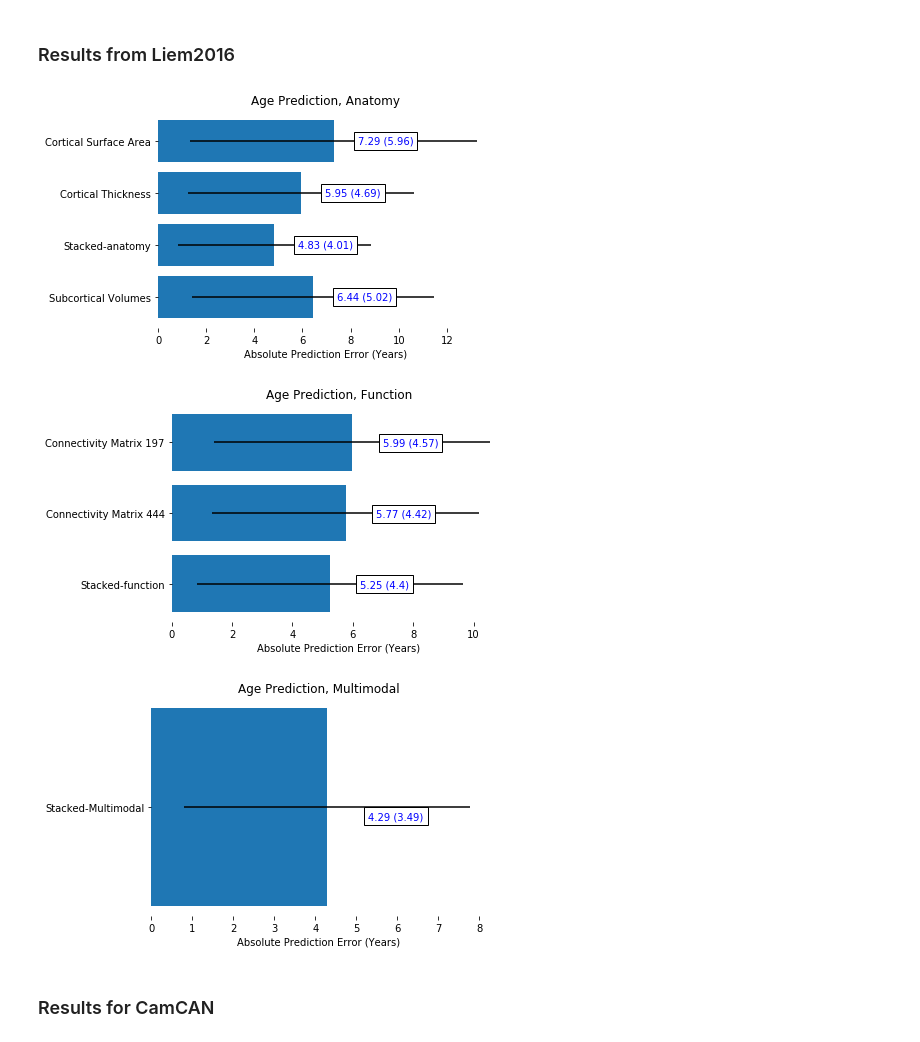
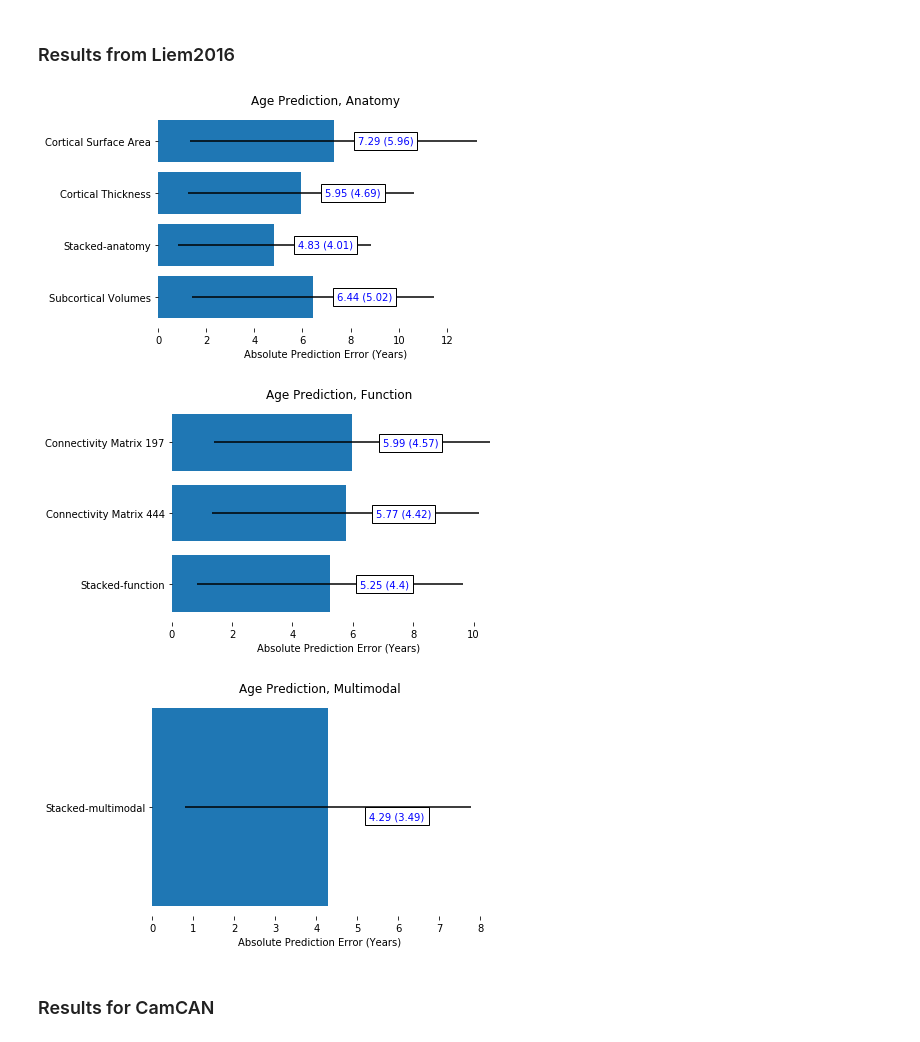
Before and after one commit to OlehKSS/camcan_analysis, a Jupyter notebook: notebook/mri/age_prediction.ipynb, the cells around one changed output. Saved outputs shown, nothing was run; the diff lists cells and outputs as text; code cells hidden in the pictures.

```diff
--- a/notebook/mri/age_prediction.ipynb
+++ b/notebook/mri/age_prediction.ipynb
@@ -366,22 +368,22 @@ MAE STD: 0.44
 # %%
 anatomy_mae_std_liem = {'Cortical Thickness': (5.95, 4.69),
                         'Cortical Surface Area': (7.29, 5.96),
                         'Subcortical Volumes': (6.44, 5.02),
                         'Stacked-anatomy': (4.83, 4.01)}
 
 connect_mae_std_liem = {'Connectivity Matrix 197': (5.99, 4.57),
                         'Connectivity Matrix 444': (5.77, 4.42),
                         'Stacked-function': (5.25, 4.4)}
 
-multimodal_mae_std_liem = {'Stacked-Multimodal': (4.29, 3.49)}
+multimodal_mae_std_liem = {'Stacked-multimodal': (4.29, 3.49)}
 
 plot_barchart(anatomy_mae_std_liem, title='Age Prediction, Anatomy', bar_text_indent=1)
 plot_barchart(connect_mae_std_liem, title='Age Prediction, Function', bar_text_indent=1)
 plot_barchart(multimodal_mae_std_liem, title='Age Prediction, Multimodal', bar_text_indent=1)
 # %% [output]
 [figure]
 [figure]
-[figure, old version]
+[figure, new version]
 # %% [markdown]
 ### Results for CamCAN
 # %%
```
Also changed, not shown: parts of 24 cells of this notebook, 3 other files.
